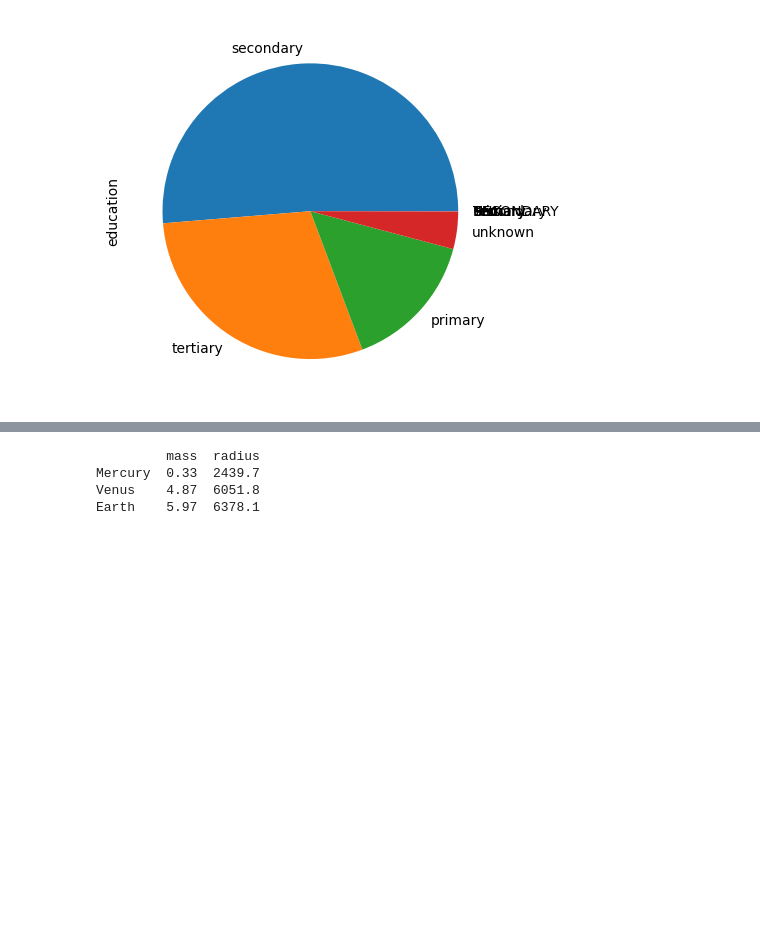
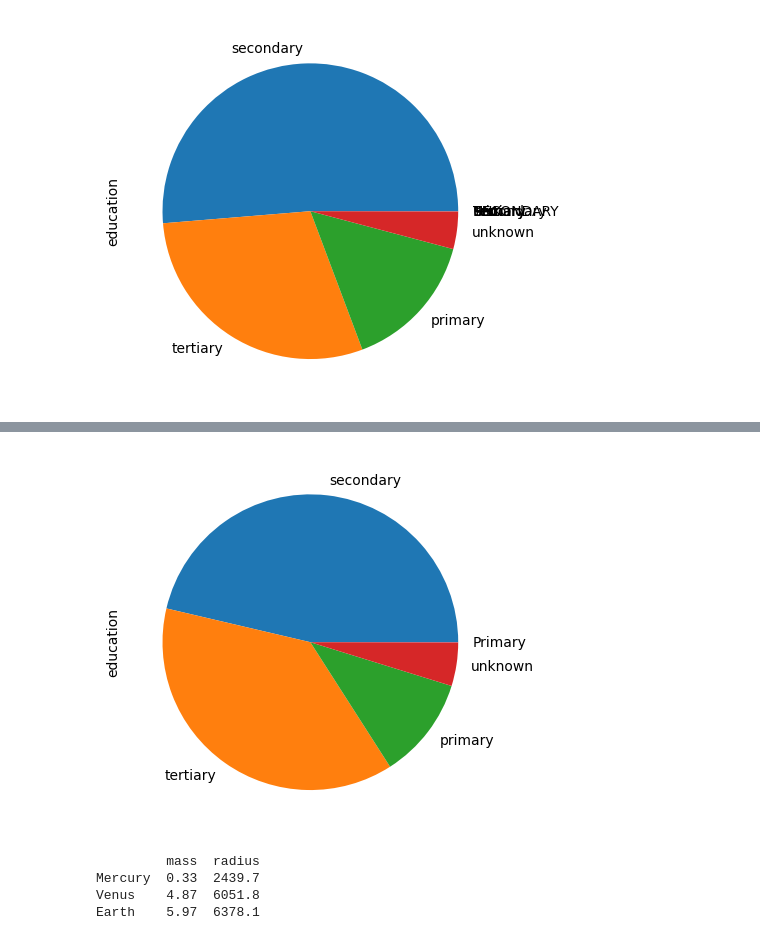
Before and after one commit to LPaolaDuarte/Talento-tech, a Jupyter notebook: TUTORIAL_LIMPIEZA_DE_DATOS_CON_PYTHON_Y_PANDAS.ipynb, the cells around one changed output, grey strips where cells are left out. Saved outputs shown, nothing was run; the diff lists cells and outputs as text; code cells hidden in the pictures; blank space fills up the shorter version.

```diff
--- a/TUTORIAL_LIMPIEZA_DE_DATOS_CON_PYTHON_Y_PANDAS.ipynb
+++ b/TUTORIAL_LIMPIEZA_DE_DATOS_CON_PYTHON_Y_PANDAS.ipynb
@@ -441,3 +447,7 @@ plt.show()
+# %%
+plot2 = data[data['y'] == 'yes'].education.value_counts().plot.pie(subplots=True)
+# %% [output]
+[figure, added]
 # %%
 df = pd.DataFrame({'mass': [ 0.330, 4.87 , 5.97],
                    'radius': [ 2439.7, 6051.8, 6378.1]},
```
Also changed, not shown: parts of 8 cells of this notebook.
